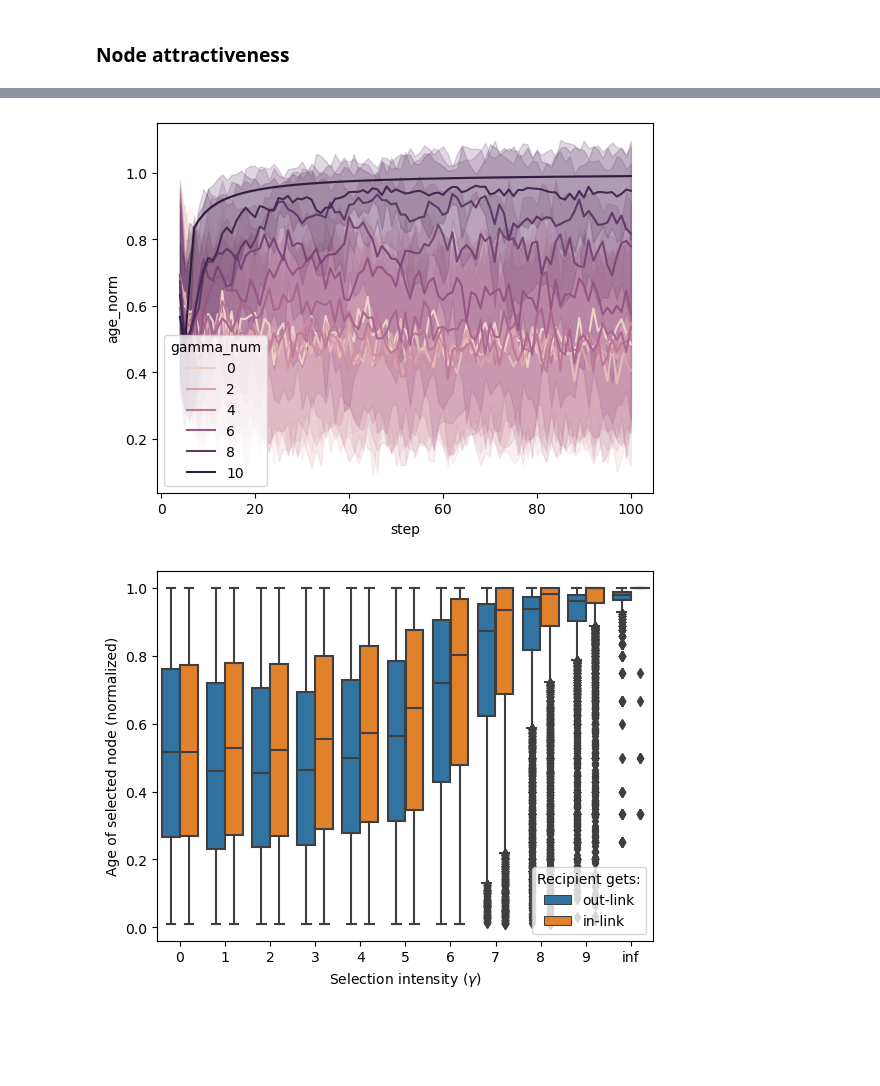
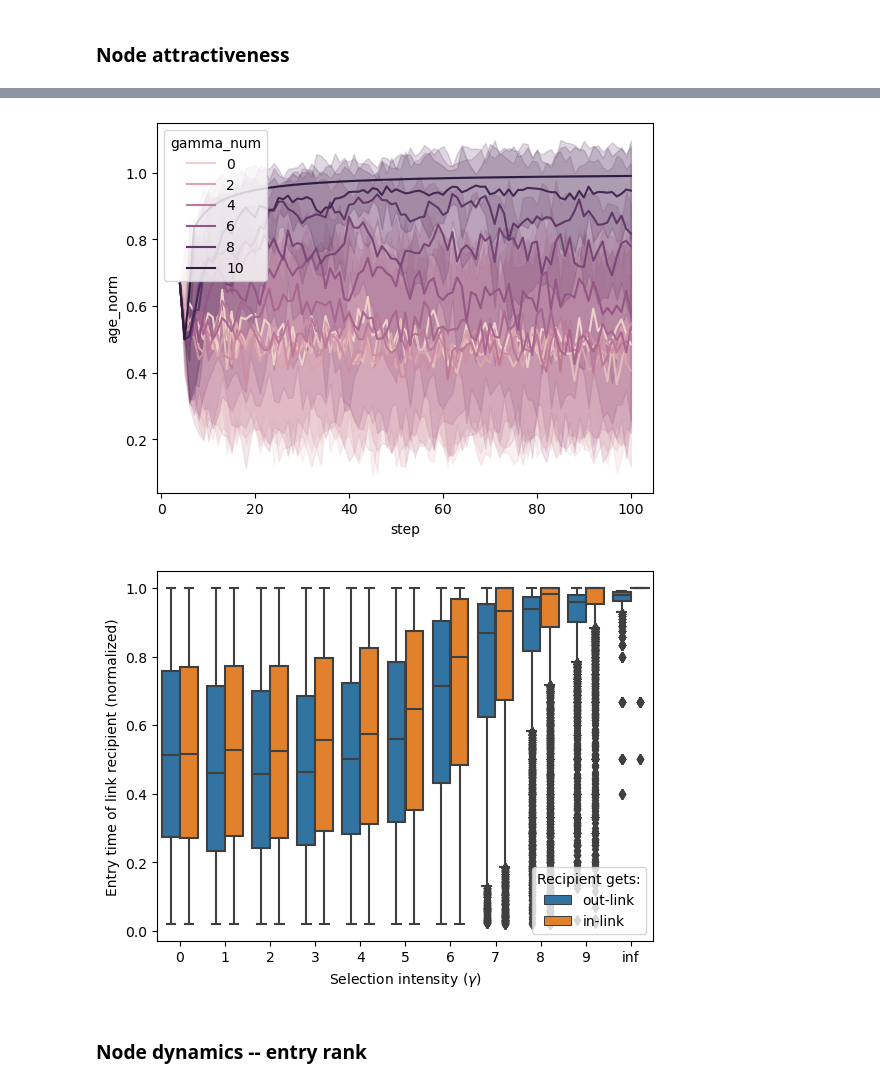
Before and after one commit to carolinamattsson/opportunistic-attachment, a Jupyter notebook: plots_ranks.ipynb, the cells around one changed output, grey strips where cells are left out. Cells and saved outputs as stored; diff of their text form; code cells hidden in the pictures; blank space fills up the shorter version.

Commit message:
more supplementary figures

```diff
--- a/plots_ranks.ipynb
+++ b/plots_ranks.ipynb
@@ -207,11 +207,15 @@ N = 100
 out_ages = {}
 in_ages = {}
 
+# RANK OF NODE ENTERING AT STEP i
+entrant_ranks = {}
+
 for gamma in gammas:
 
     # STORE OUTPUT
     out_ages[gamma] = defaultdict(list)
     in_ages[gamma] = defaultdict(list)
+    entrant_ranks[gamma] = []
 
     for run in runs:
         # DEFINE NETWORK
@@ -229,6 +233,9 @@ for gamma in gammas:
         # AGE MAPPING
         n_is = sorted(list(networks[-1].nodes(data=False)))
         age = {n_i:(idx+1) for idx, n_i in enumerate(n_is)}
+        age[0] = 2
+        age[1] = 2
+        age[2] = 2
 
         # GET NETWORKS
         for G in networks[3:]:
@@ -243,10 +250,10 @@ for gamma in gammas:
             in_ages[gamma][age[n_i]].append(age[in_link_node])
             out_ages[gamma][age[n_i]].append(age[out_link_node])
 
-    # READY OUTPUT DIRECTORY
-    output = "_".join(["i1o1","m"+str(m),"a"+str(alpha)])
-    if not os.path.exists(os.path.join(figs_dir,output)):
-        os.mkdir(os.path.join(figs_dir,output))
+            # GET RANK AT ENTRY
+            rank = nx.get_node_attributes(G, 'score')
+            ranking = {node: rank for rank, node in enumerate(sorted(rank, key=rank.get))}
+            entrant_ranks[gamma].append(ranking[n_i]/(len(G.nodes())-1))
 # %%
 # Get this into plottable format
 dfs = []
@@ -281,19 +288,21 @@ sns.lineplot(data=df_attr[df_attr['in_out'] == "in"],
              errorbar='sd')  # ci='sd' shows standard deviation
 plt.show()
 # %% [output]
-[figure, old version]
+[figure, new version]
 # %%
 # Doesn't need filtering, the initial noise are outliers
 df_attr['recipient_gets'] = df_attr['in_out'].apply(lambda x: "out-link" if x == 'in' else "in-link")
 sns.boxplot(data=df_attr,
             x='gamma',
             y='age_norm',
             hue='recipient_gets')
 plt.xlabel(r"Selection intensity ($\gamma$)")
-plt.ylabel(r"Age of selected node (normalized)")
+plt.ylabel(r"Entry time of link recipient (normalized)")
 plt.legend(title='Recipient gets:', loc='lower right')
 plt.savefig(os.path.join(figs_dir,output,"node-dynamics_attr.jpeg"), bbox_inches='tight', dpi=300)
 plt.savefig(os.path.join(figs_dir,output,"node-dynamics_attr.pdf"), bbox_inches='tight')
 plt.show()
 # %% [output]
-[figure, old version]
+[figure, new version]
+# %% [markdown]
+### Node dynamics -- entry rank
```
Also changed, not shown: parts of 9 cells of this notebook, 9 other files.
